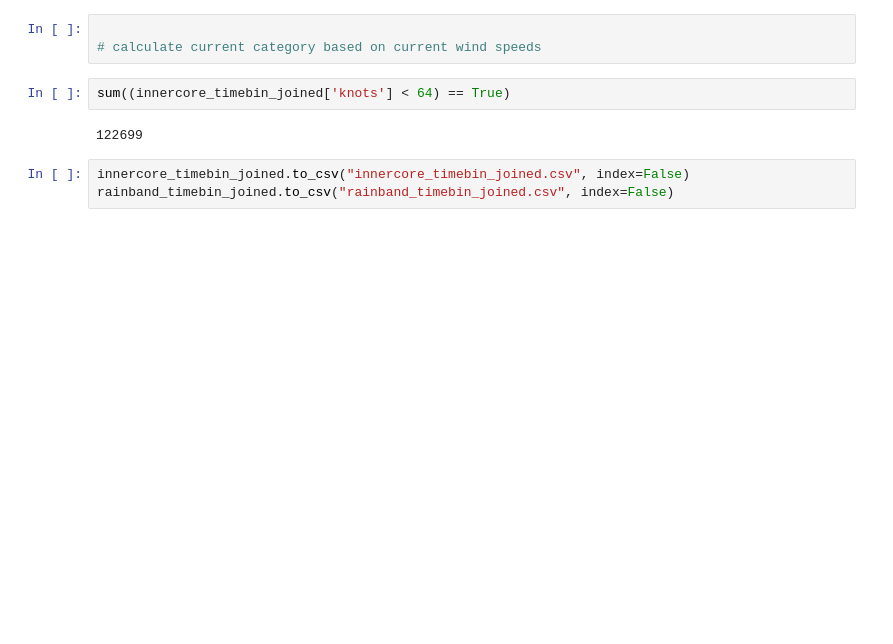
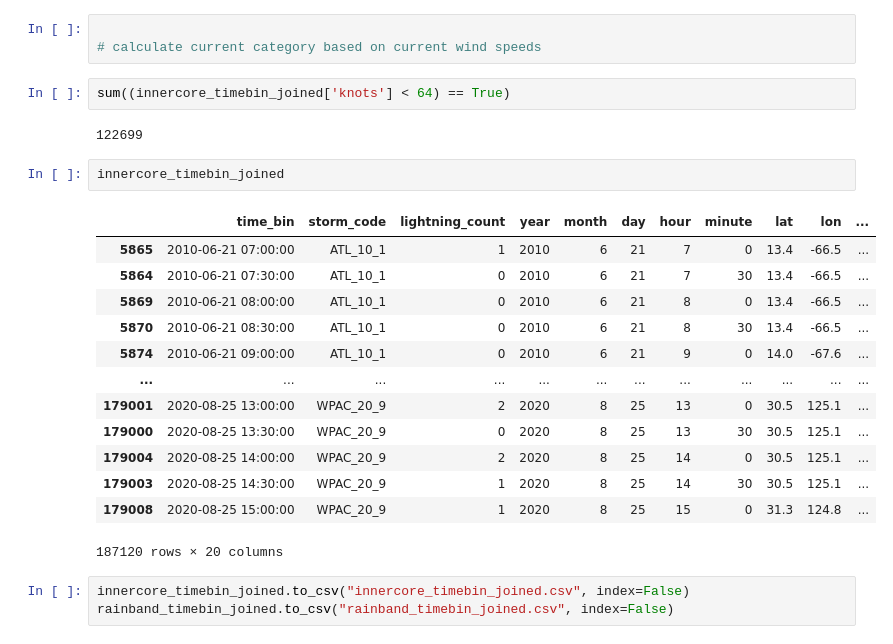
Before and after one commit to aprilggg/Lightning_Analysis_NWRA, a Jupyter notebook: data_pipeline/data_processing.ipynb, the cells around one changed output. Cells and saved outputs as stored; diff of their text form; blank space fills up the shorter version.

```diff
--- a/data_pipeline/data_processing.ipynb
+++ b/data_pipeline/data_processing.ipynb
@@ -913,6 +931,22 @@ Name: Intensification_Category, dtype: int64
 sum((innercore_timebin_joined['knots'] < 64) == True)
 # %% [output]
 122699
+# %%
+innercore_timebin_joined
+# %% [output]
+|  | time_bin | storm_code | lightning_count | year | month | day | hour | minute | lat | lon | ... |
+| 5865 | 2010-06-21 07:00:00 | ATL_10_1 | 1 | 2010 | 6 | 21 | 7 | 0 | 13.4 | -66.5 | ... |
+| 5864 | 2010-06-21 07:30:00 | ATL_10_1 | 0 | 2010 | 6 | 21 | 7 | 30 | 13.4 | -66.5 | ... |
+| 5869 | 2010-06-21 08:00:00 | ATL_10_1 | 0 | 2010 | 6 | 21 | 8 | 0 | 13.4 | -66.5 | ... |
+| 5870 | 2010-06-21 08:30:00 | ATL_10_1 | 0 | 2010 | 6 | 21 | 8 | 30 | 13.4 | -66.5 | ... |
+| 5874 | 2010-06-21 09:00:00 | ATL_10_1 | 0 | 2010 | 6 | 21 | 9 | 0 | 14.0 | -67.6 | ... |
+| ... | ... | ... | ... | ... | ... | ... | ... | ... | ... | ... | ... |
+| 179001 | 2020-08-25 13:00:00 | WPAC_20_9 | 2 | 2020 | 8 | 25 | 13 | 0 | 30.5 | 125.1 | ... |
+| 179000 | 2020-08-25 13:30:00 | WPAC_20_9 | 0 | 2020 | 8 | 25 | 13 | 30 | 30.5 | 125.1 | ... |
+| 179004 | 2020-08-25 14:00:00 | WPAC_20_9 | 2 | 2020 | 8 | 25 | 14 | 0 | 30.5 | 125.1 | ... |
+| 179003 | 2020-08-25 14:30:00 | WPAC_20_9 | 1 | 2020 | 8 | 25 | 14 | 30 | 30.5 | 125.1 | ... |
+| 179008 | 2020-08-25 15:00:00 | WPAC_20_9 | 1 | 2020 | 8 | 25 | 15 | 0 | 31.3 | 124.8 | ... |
+187120 rows × 20 columns
 # %%
 innercore_timebin_joined.to_csv("innercore_timebin_joined.csv", index=False)
 rainband_timebin_joined.to_csv("rainband_timebin_joined.csv", index=False)
```
Also changed, not shown: parts of 2 cells of this notebook.
